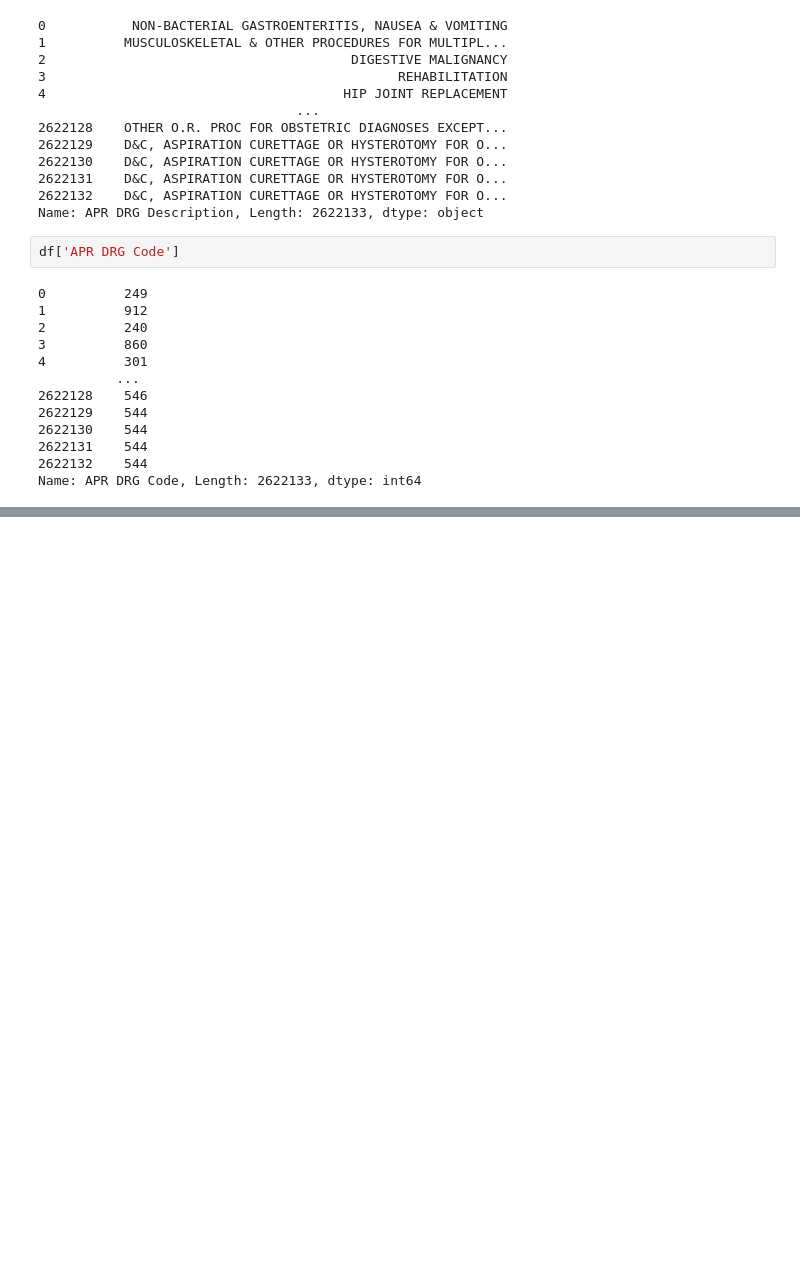
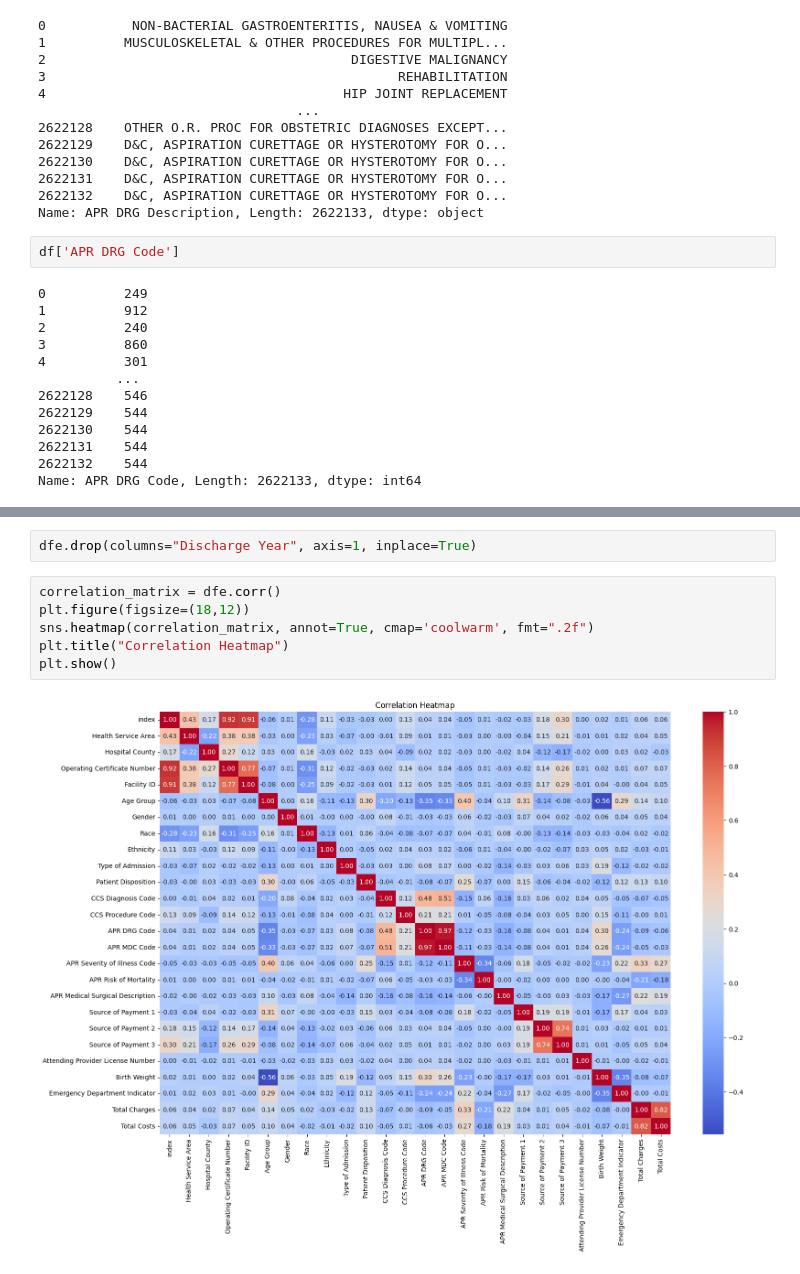
Before and after one commit to amitgit2510/Info_miners_2, a Jupyter notebook: info_miners_2.ipynb, the cells around one changed output, grey strips where cells are left out. Saved outputs shown, nothing was run; the diff lists cells and outputs as text; blank space fills up the shorter version.

```diff
--- a/info_miners_2.ipynb
+++ b/info_miners_2.ipynb
@@ -365,0 +432,10 @@ df_encoded
+# %%
+dfe.drop(columns="Discharge Year", axis=1, inplace=True)
+# %%
+correlation_matrix = dfe.corr()
+plt.figure(figsize=(18,12))
+sns.heatmap(correlation_matrix, annot=True, cmap='coolwarm', fmt=".2f")
+plt.title("Correlation Heatmap")
+plt.show()
+# %% [output]
+[figure, added]
```
Also changed, not shown: parts of 19 cells of this notebook.
